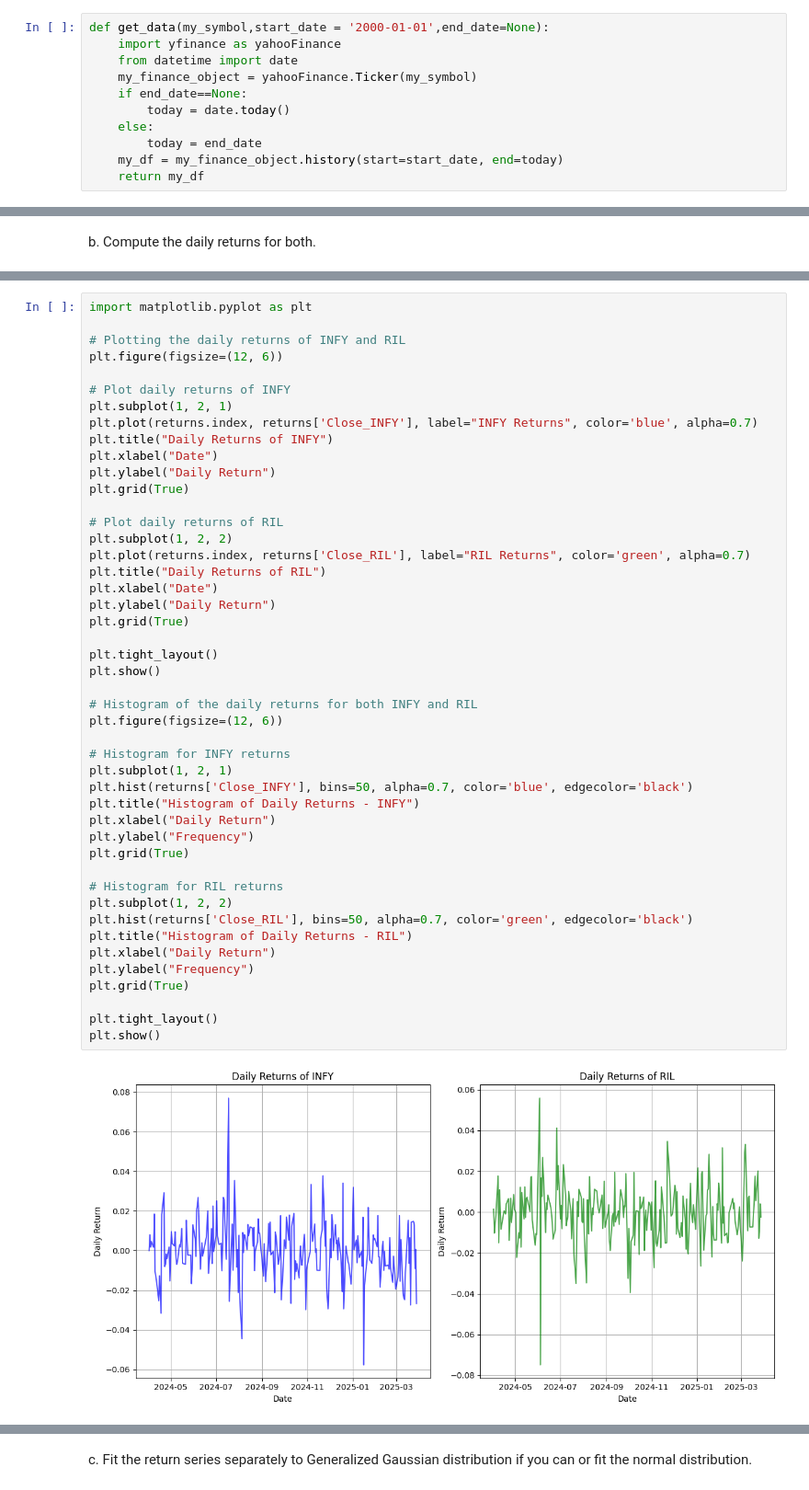
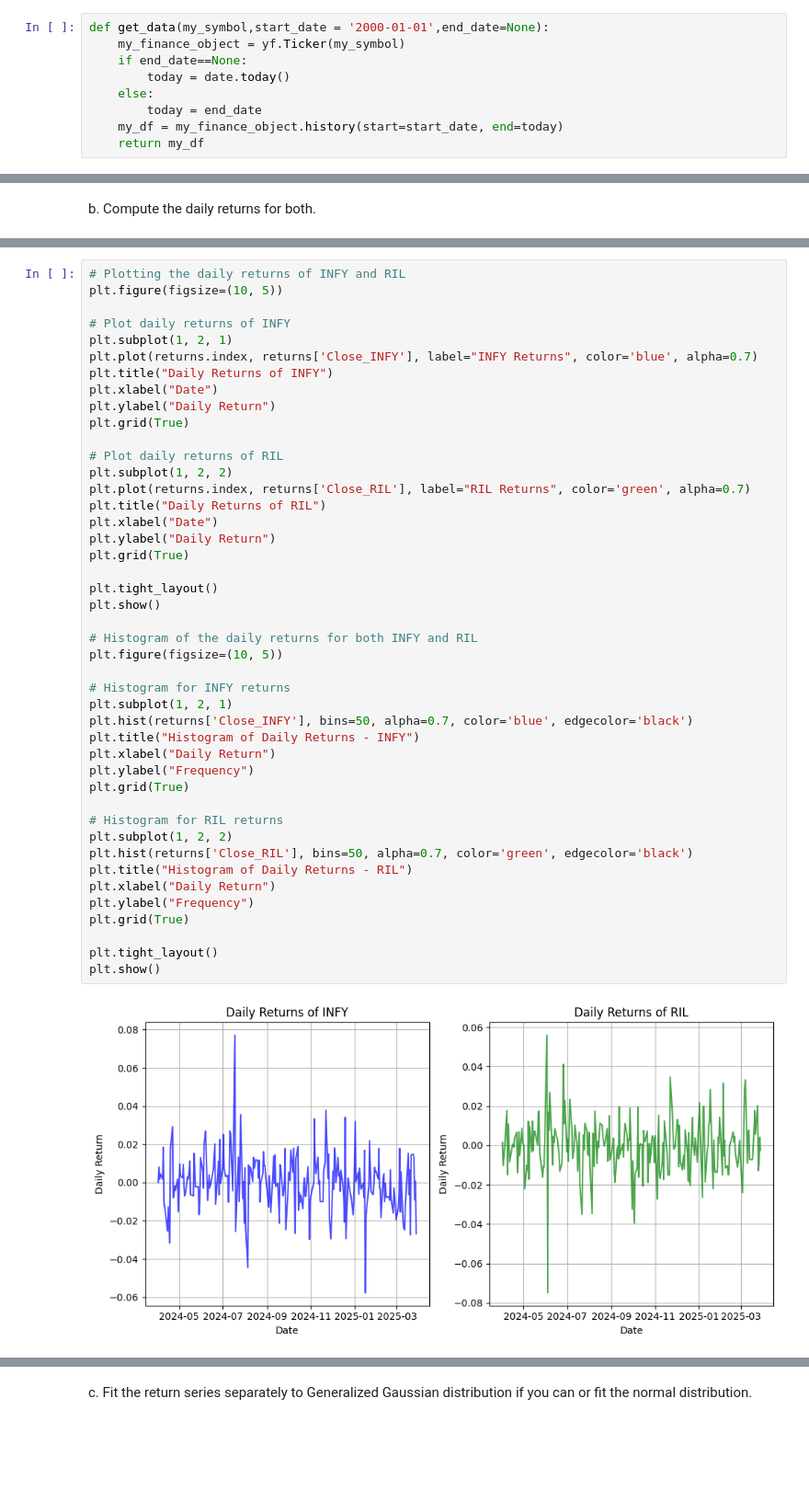
Before and after one commit to msiddhesh/MDS202347_assignment1_Siddhesh_Maheshwari, a Jupyter notebook: MDS202347_assignment1_Siddhesh_Maheshwari.ipynb, the cells around one changed output, grey strips where cells are left out. Shown at 92% size. Saved outputs shown, nothing was run; the diff lists cells and outputs as text; blank space fills up the shorter version.

```diff
--- a/MDS202347_assignment1_Siddhesh_Maheshwari.ipynb
+++ b/MDS202347_assignment1_Siddhesh_Maheshwari.ipynb
@@ -253,8 +271,6 @@ a. Download 1-year INFY & RIL stock prices from NSE
 # %%
 def get_data(my_symbol,start_date = '2000-01-01',end_date=None):
-    import yfinance as yahooFinance
-    from datetime import date
-    my_finance_object = yahooFinance.Ticker(my_symbol)
+    my_finance_object = yf.Ticker(my_symbol)
     if end_date==None:
         today = date.today()
     else:
@@ -356,8 +374,6 @@ returns.head()
 # %%
-import matplotlib.pyplot as plt
-
 # Plotting the daily returns of INFY and RIL
-plt.figure(figsize=(12, 6))
+plt.figure(figsize=(10, 5))
 
 # Plot daily returns of INFY
 plt.subplot(1, 2, 1)
@@ -372,32 +388,32 @@ plt.subplot(1, 2, 2)
 plt.plot(returns.index, returns['Close_RIL'], label="RIL Returns", color='green', alpha=0.7)
 plt.title("Daily Returns of RIL")
 plt.xlabel("Date")
 plt.ylabel("Daily Return")
 plt.grid(True)
 
 plt.tight_layout()
 plt.show()
 
 # Histogram of the daily returns for both INFY and RIL
-plt.figure(figsize=(12, 6))
+plt.figure(figsize=(10, 5))
 
 # Histogram for INFY returns
 plt.subplot(1, 2, 1)
 plt.hist(returns['Close_INFY'], bins=50, alpha=0.7, color='blue', edgecolor='black')
 plt.title("Histogram of Daily Returns - INFY")
 plt.xlabel("Daily Return")
 plt.ylabel("Frequency")
 plt.grid(True)
 
 # Histogram for RIL returns
 plt.subplot(1, 2, 2)
 plt.hist(returns['Close_RIL'], bins=50, alpha=0.7, color='green', edgecolor='black')
 plt.title("Histogram of Daily Returns - RIL")
 plt.xlabel("Daily Return")
 plt.ylabel("Frequency")
 plt.grid(True)
 
 plt.tight_layout()
 plt.show()
 # %% [output]
-[figure, old version]
+[figure, new version]
```
Also changed, not shown: parts of 43 cells of this notebook, 2 other files.
